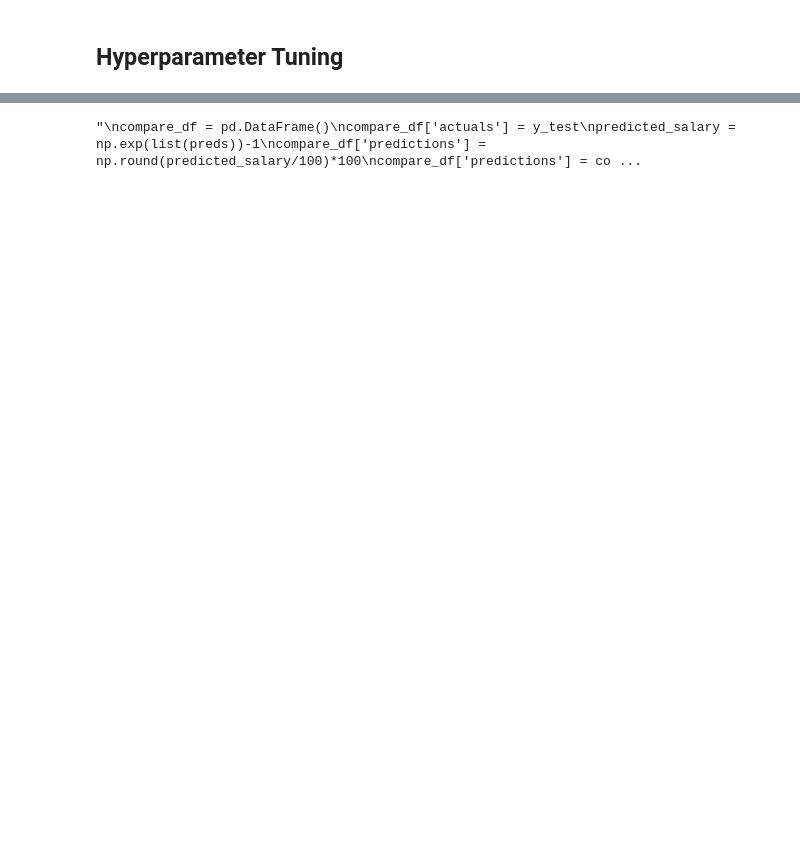
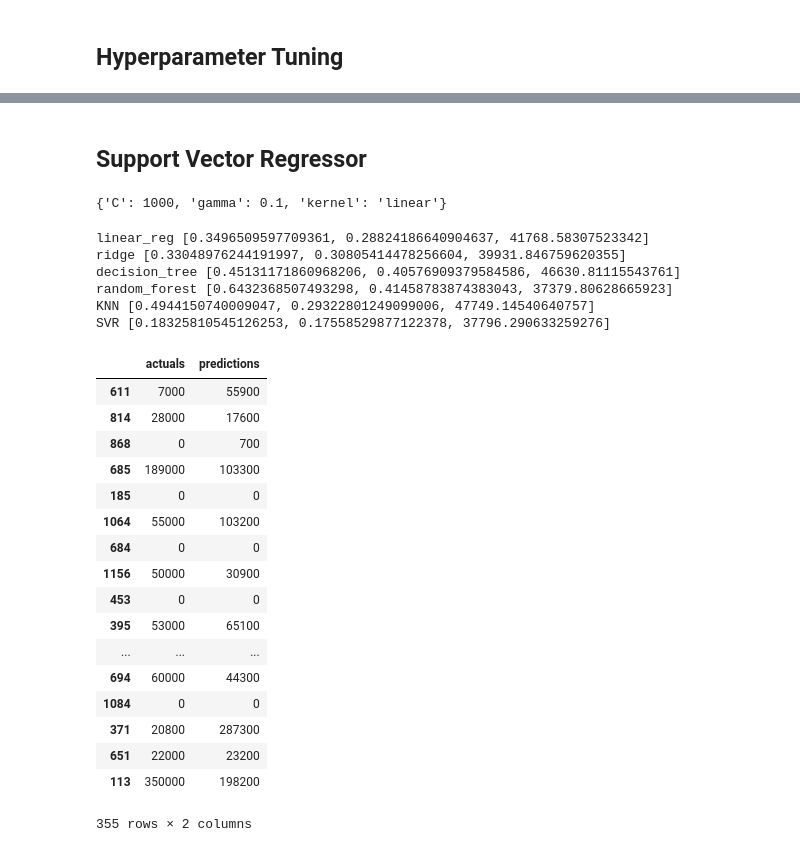
Before and after one commit to akshaytambe/Machine-Learning, a Jupyter notebook: Final Project/apt321_ss11381_ML_Final_Project_HW5.ipynb, the cells around one changed output, grey strips where cells are left out. Saved outputs shown, nothing was run; the diff lists cells and outputs as text; code cells hidden in the pictures; blank space fills up the shorter version.

Commit message:
Updated Model with Hyperparams

```diff
--- a/Final Project/apt321_ss11381_ML_Final_Project_HW5.ipynb
+++ b/Final Project/apt321_ss11381_ML_Final_Project_HW5.ipynb
@@ -460,0 +565,2 @@ rmse_score
+# %% [markdown]
+## Support Vector Regressor
@@ -461,12 +580,69 @@ rmse_score
+# %%
+svr_best_params
+# %% [output]
+{'C': 1000, 'gamma': 0.1, 'kernel': 'linear'}
+# %%
+# Using Hyperparameters
+# Initialize different regression algorithms
+linear_reg = LinearRegression()
+ridge = Ridge(alpha = 28.0)
+decision_tree = DecisionTreeRegressor(criterion = 'mse', max_depth = 2, max_leaf_nodes = 20,\
+                                         min_samples_leaf = 20, min_samples_split = 10)
+random_forest = RandomForestRegressor(bootstrap = True, max_depth = 20, max_features = 'sqrt', \
+                    min_samples_leaf = 1, min_samples_split = 10, n_estimators = 600)
+KNN = KNeighborsRegressor()
+SVM = SVR(C=1000, gamma = 0.1, kernel = 'linear')
+
+models = [linear_reg, ridge, decision_tree, random_forest, KNN, SVM]
+model_name = ['linear_reg', 'ridge', 'decision_tree','random_forest','KNN', 'SVR']
+scorer = make_scorer(r2_score)
+result = {}
+
+for name, model in enumerate(models):
+    # Fit the Model
+    model.fit(x_train, y_train)
+
+    # Get the Scores
+    train_score = model.score(x_train, y_train)
+    cv_score = cross_val_score(model, x_train, y_train,cv=3, scoring = scorer)
+    preds = model.predict(x_test)
+    rmse_score = rmse(y_test, preds)
+
+    # Add Results
+    name = model_name[name]
+    result[name] = [train_score, cv_score.mean(), rmse_score]
+
+for model_scores in result:
+    print(model_scores, result[model_scores])
+# %% [output]
+linear_reg [0.3496509597709361, 0.28824186640904637, 41768.58307523342]
+ridge [0.33048976244191997, 0.30805414478256604, 39931.846759620355]
+decision_tree [0.45131171860968206, 0.40576909379584586, 46630.81115543761]
+random_forest [0.6432368507493298, 0.41458783874383043, 37379.80628665923]
+KNN [0.4944150740009047, 0.29322801249099006, 47749.14540640757]
+SVR [0.18325810545126253, 0.17558529877122378, 37796.290633259276]
 # %%
-"""
 compare_df = pd.DataFrame()
 compare_df['actuals'] = y_test
-predicted_salary = np.exp(list(preds))-1
-compare_df['predictions'] = np.round(predicted_salary/100)*100
+compare_df['predictions'] = np.round(preds/100)*100
 compare_df['predictions'] = compare_df['predictions'].astype('int64')
-rmse_score = rmse(compare_df['actuals'], compare_df['predictions'])
-rmse_score
-"""
+compare_df
 # %% [output]
+|  | actuals | predictions |
+| 611 | 7000 | 55900 |
+| 814 | 28000 | 17600 |
+| 868 | 0 | 700 |
+| 685 | 189000 | 103300 |
+| 185 | 0 | 0 |
+| 1064 | 55000 | 103200 |
+| 684 | 0 | 0 |
+| 1156 | 50000 | 30900 |
+| 453 | 0 | 0 |
+| 395 | 53000 | 65100 |
+| ... | ... | ... |
+| 694 | 60000 | 44300 |
+| 1084 | 0 | 0 |
+| 371 | 20800 | 287300 |
+| 651 | 22000 | 23200 |
+| 113 | 350000 | 198200 |
-"\ncompare_df = pd.DataFrame()\ncompare_df['actuals'] = y_test\npredicted_salary = np.exp(list(preds))-1\ncompare_df['predictions'] = np.round(predicted_salary/100)*100\ncompare_df['predictions'] = co ...
+355 rows × 2 columns
```
Also changed, not shown: parts of 26 cells of this notebook.
